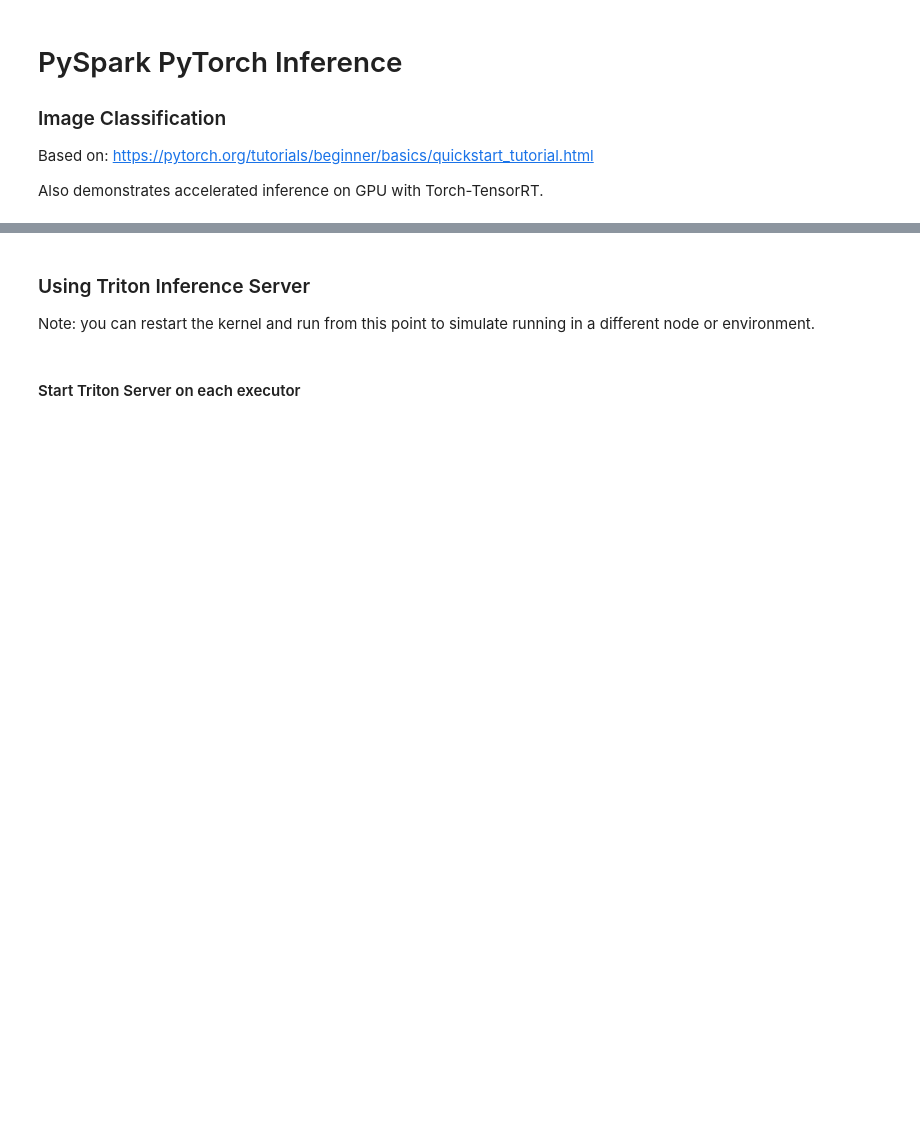
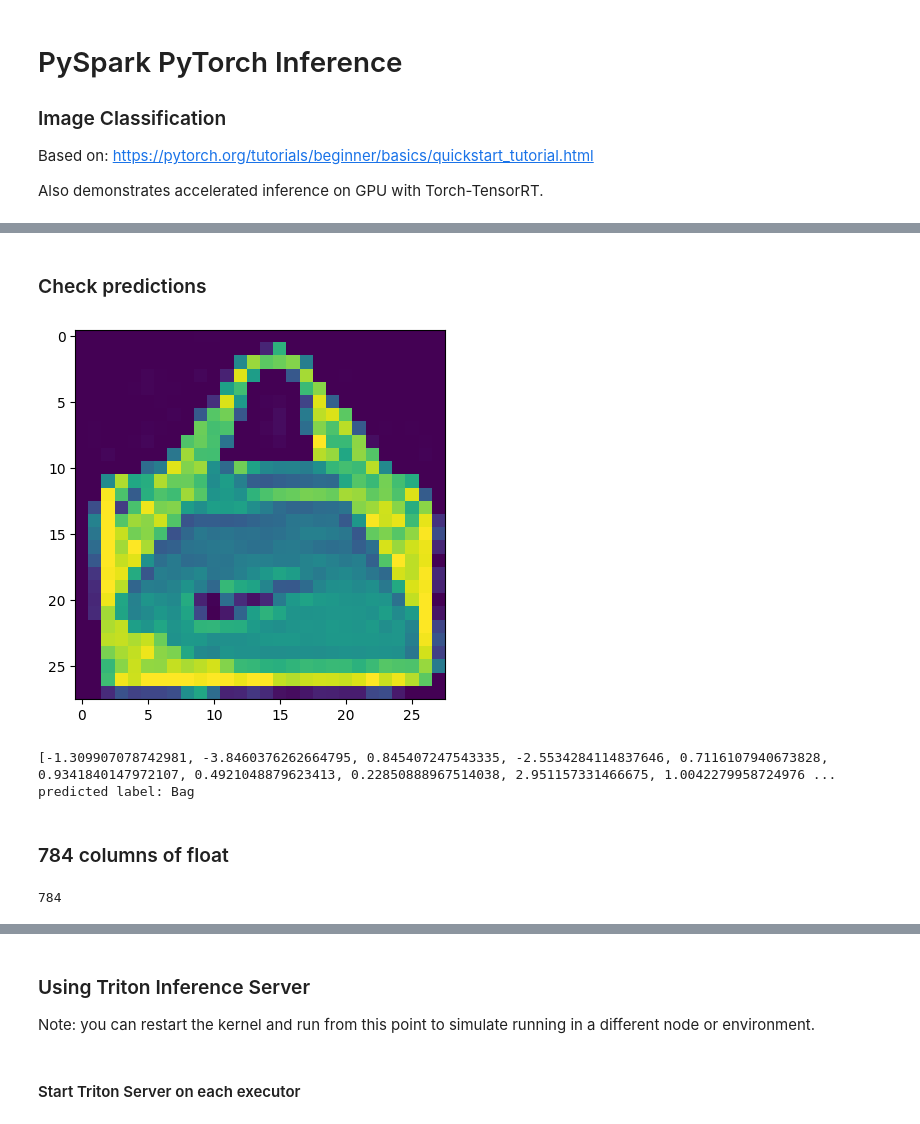
Before and after one commit to YanxuanLiu/spark-rapids-examples, a Jupyter notebook: examples/ML+DL-Examples/Spark-DL/dl_inference/pytorch/triton_torch.ipynb, the cells around one changed output, grey strips where cells are left out. Cells and saved outputs as stored; diff of their text form; code cells hidden in the pictures; blank space fills up the shorter version.

```diff
--- a/examples/ML+DL-Examples/Spark-DL/dl_inference/pytorch/triton_torch.ipynb
+++ b/examples/ML+DL-Examples/Spark-DL/dl_inference/pytorch/triton_torch.ipynb
@@ -7,0 +508,5 @@ Also demonstrates accelerated inference on GPU with Torch-TensorRT.
+# %%
+mnist = predict_batch_udf(predict_batch_fn,
+                          input_tensor_shapes=[[784]],
+                          return_type=ArrayType(FloatType()),
+                          batch_size=50)
@@ -7,0 +526,3 @@ Also demonstrates accelerated inference on GPU with Torch-TensorRT.
+# %%
+%%time
+preds = df.withColumn("preds", mnist(*[col(c) for c in df.columns])).collect()
@@ -7,0 +532,5 @@ Also demonstrates accelerated inference on GPU with Torch-TensorRT.
+# %% [markdown]
+### Check predictions
+# %%
+predictions = preds[0].preds
+img = preds[0].data
@@ -7,0 +540,21 @@ Also demonstrates accelerated inference on GPU with Torch-TensorRT.
+# %%
+img = np.array(img).reshape(28,28)
+# %%
+plt.figure()
+plt.imshow(img)
+plt.show()
+# %% [output]
+[figure, added]
+# %%
+print(predictions)
+print("predicted label:", classes[np.argmax(predictions)])
+# %% [output]
+[-1.309907078742981, -3.8460376262664795, 0.845407247543335, -2.5534284114837646, 0.7116107940673828, 0.9341840147972107, 0.4921048879623413, 0.22850888967514038, 2.951157331466675, 1.0042279958724976 ...
+predicted label: Bag
+# %% [markdown]
+### 784 columns of float
+# %%
+df = spark.read.parquet("fashion_mnist_784")
+len(df.columns)
+# %% [output]
+784
```
Also changed, not shown: parts of 83 cells of this notebook, 1 other file.
